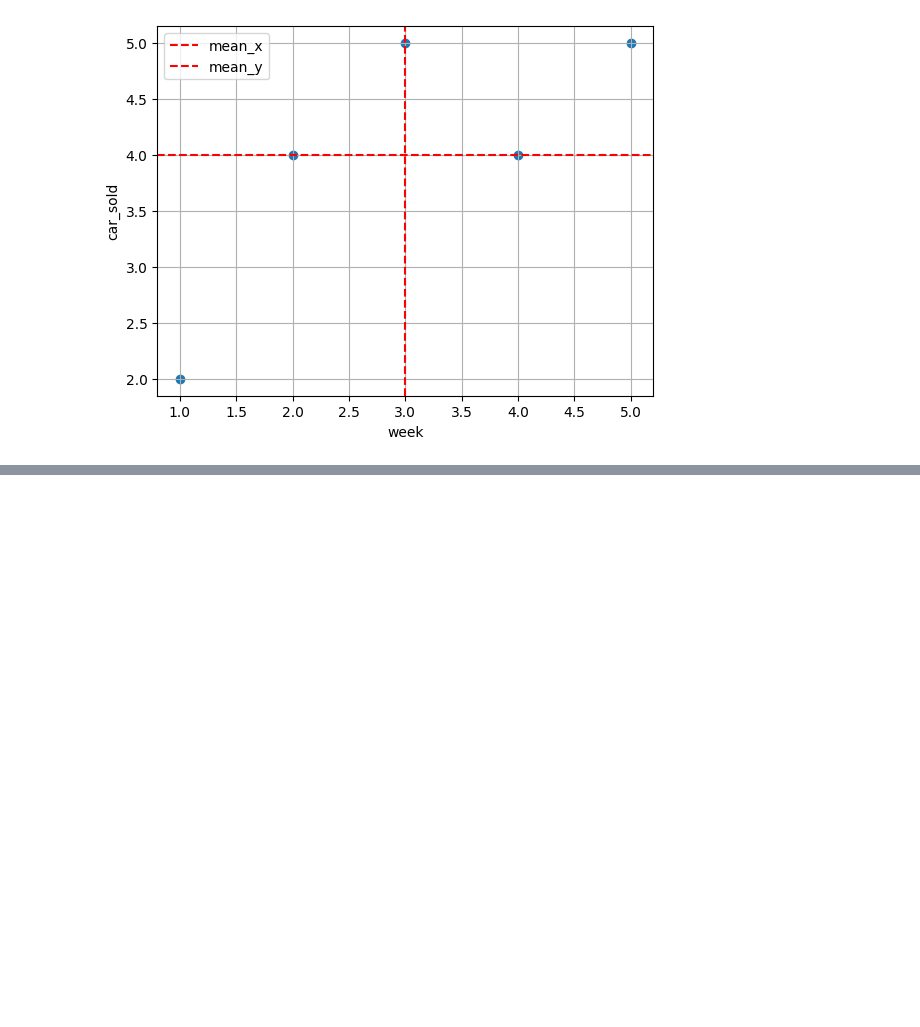
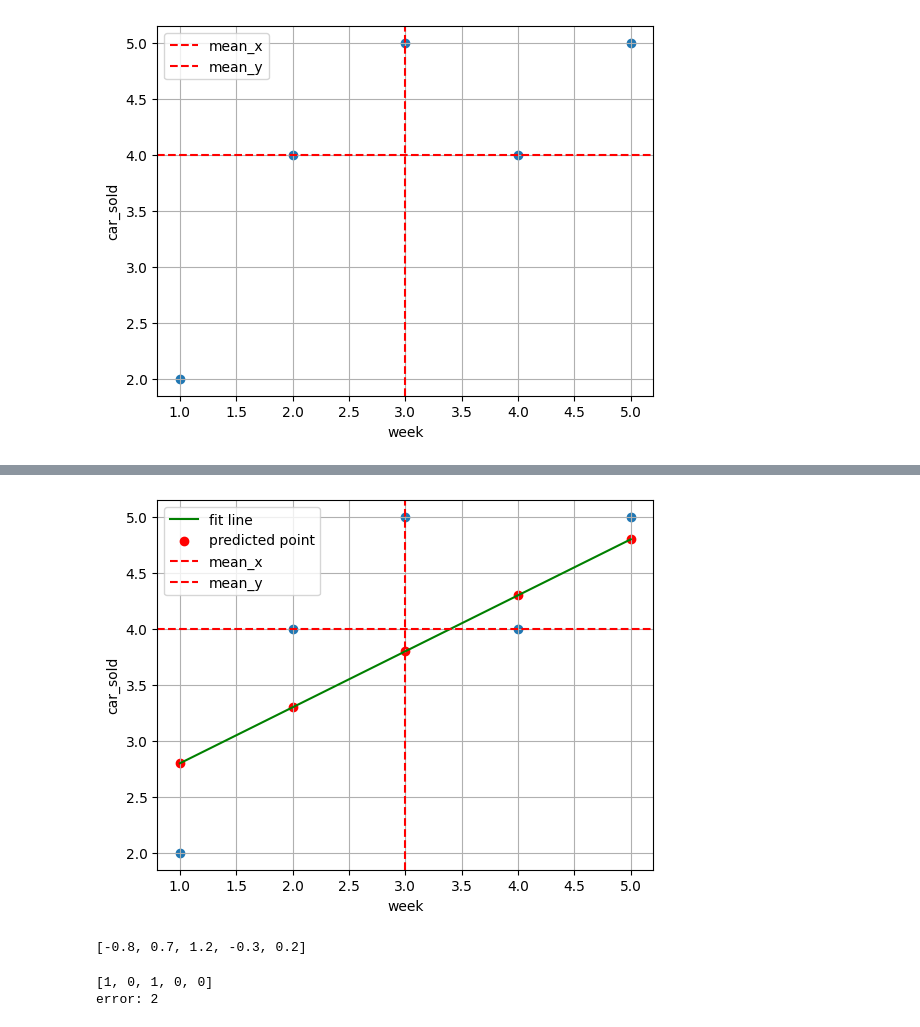
Before and after one commit to vishva0710/ML-From-Scratch, a Jupyter notebook: Machine-Learning/Linear-Regression/01_Math_Behind_LR.ipynb, the cells around one changed output, grey strips where cells are left out. Saved outputs shown, nothing was run; the diff lists cells and outputs as text; code cells hidden in the pictures; blank space fills up the shorter version.

```diff
--- a/Machine-Learning/Linear-Regression/01_Math_Behind_LR.ipynb
+++ b/Machine-Learning/Linear-Regression/01_Math_Behind_LR.ipynb
@@ -70,0 +263,32 @@ plt.show()
+# %%
+# now we get the preducted value
+plt.scatter(data['week'],data['car_sold'])
+plt.xlabel('week')
+plt.ylabel('car_sold')
+plt.plot(data['week'],value2,color='green',label='fit line')
+plt.scatter(data['week'],value2,color='red',marker='o',label='predicted point')
+plt.axvline(x=mean_x,color='red',linestyle='--',label='mean_x')
+plt.axhline(y=mean_y,color='red',linestyle='--',label='mean_y')
+plt.legend()
+plt.grid()
+plt.show()
+# %% [output]
+[figure, added]
+# %%
+error3=[]
+for r2 in range(len(data['week'])):
+    residual3=actual_value[r2]-value2[r2]
+    error3.append(round(residual3,1))
+print(error3)
+# %% [output]
+[-0.8, 0.7, 1.2, -0.3, 0.2]
+# %%
+square_error2=[]
+for e2 in range (len(error1)):
+    square_error2.append(round(error3[e2]*error3[e2]))
+print(square_error2)
+sum_of_error3=sum(square_error2)
+print('error:',sum_of_error3)
+# %% [output]
+[1, 0, 1, 0, 0]
+error: 2
```
Also changed, not shown: parts of 22 cells of this notebook.
